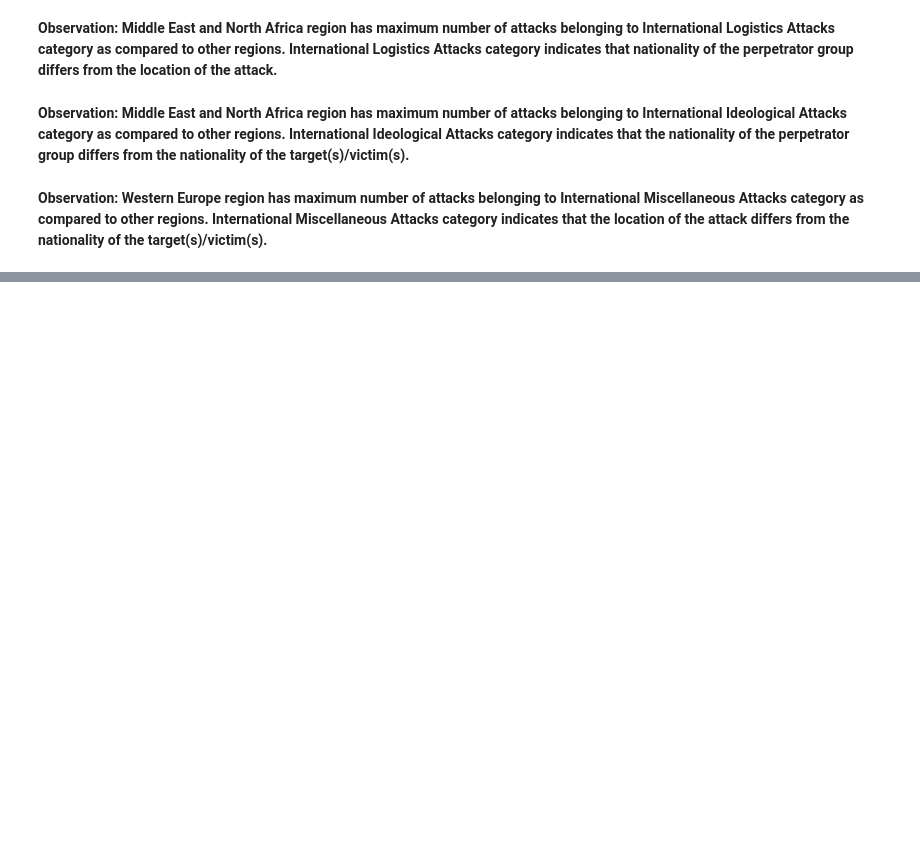
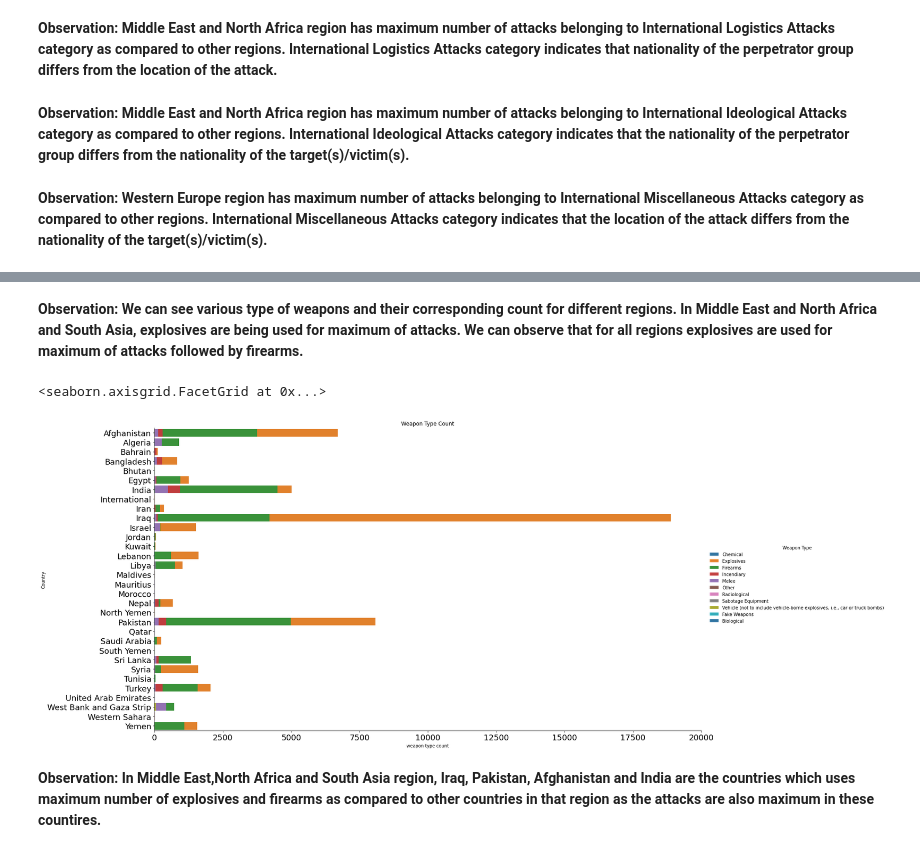
Before and after one commit to SAKSHIDHYANI/Global-Terrorism-Analysis, a Jupyter notebook: Global_Terrorism_Analysis.ipynb, the cells around one changed output, grey strips where cells are left out. Cells and saved outputs as stored; diff of their text form; code cells hidden in the pictures; blank space fills up the shorter version.

```diff
--- a/Global_Terrorism_Analysis.ipynb
+++ b/Global_Terrorism_Analysis.ipynb
@@ -761,0 +766,17 @@ the attack differs from the nationality of the target(s)/victim(s).**
+# %% [markdown]
+**Observation: We can see various type of weapons and their corresponding count for different regions. In Middle East and North Africa and South Asia, explosives are being used for maximum of attacks. We can observe that for all regions explosives are used for maximum of attacks followed by firearms.**
+# %%
+# Checking weapon types for different countries in Middle East, North Africa and South Asia Region
+
+GTD_data_selected = GTD_data[(GTD_data['Weapon Type']!= 'Unknown')& ((GTD_data['Region'] == 'Middle East & North Africa')|(GTD_data['Region'] == 'South Asia'))]
+GTD_data_selected = GTD_data_selected.groupby(['Country','Weapon Type'])['Weapon Type'].count().to_frame()
+GTD_data_selected.rename(columns={'Weapon Type' : 'weapon type count'},inplace=True)
+GTD_data_selected.reset_index(inplace=True)
+b = sns.catplot(x='weapon type count',y='Country',data=GTD_data_selected,hue='Weapon Type',palette = 'tab10',aspect=2,height= 10,kind='bar',dodge=False).set(title='Weapon Type Count')
+b.set_yticklabels(size = 18)
+b.set_xticklabels(size = 18)
+# %% [output]
+<seaborn.axisgrid.FacetGrid at 0x...>
+[figure, added]
+# %% [markdown]
+**Observation: In Middle East,North Africa and South Asia region, Iraq, Pakistan, Afghanistan  and India are the countries which uses maximum number of explosives and firearms as compared to other countries in that region as the attacks are also maximum in these countires.**
```
Also changed, not shown: parts of 14 cells of this notebook.
